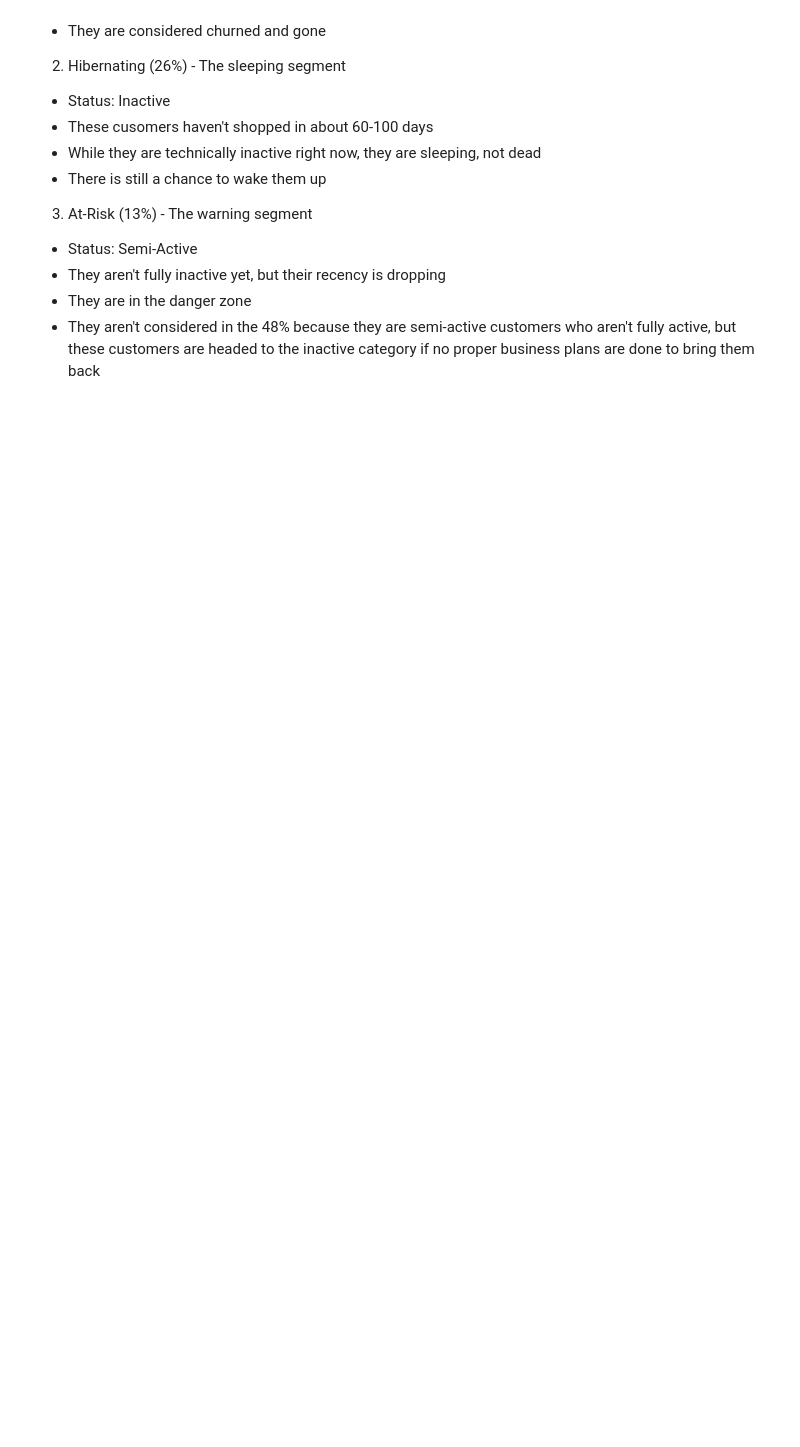
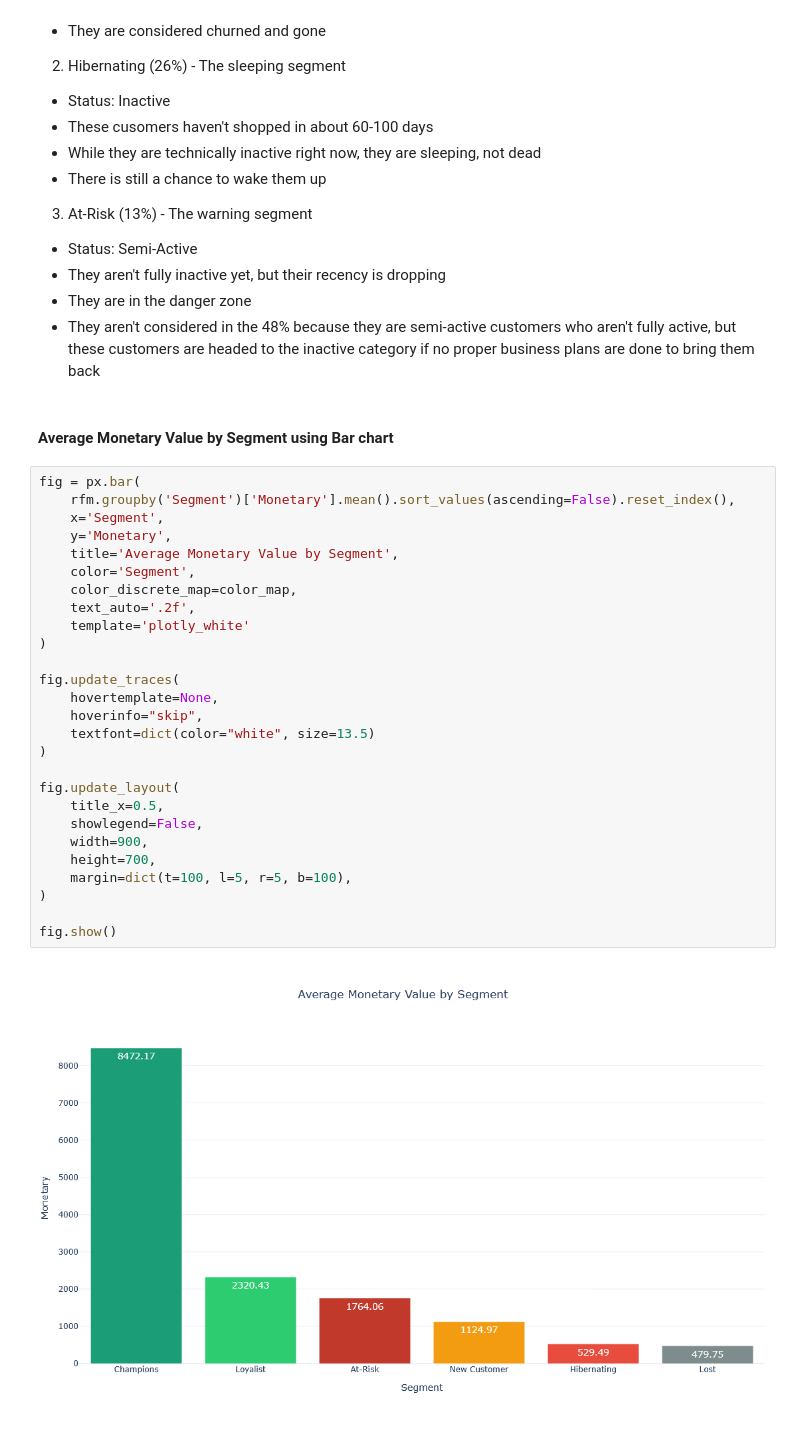
Before and after one commit to BSU04/ecommerce-customer-intelligence, a Jupyter notebook: E-commerce.ipynb, the cells around one changed output. Saved outputs shown, nothing was run; the diff lists cells and outputs as text; blank space fills up the shorter version.

Commit message:
feat: add bar chart for average monetary value by segment

```diff
--- a/E-commerce.ipynb
+++ b/E-commerce.ipynb
@@ -1567,3 +1567,34 @@ Growth (Orange)
 * They aren't fully inactive yet, but their recency is dropping
 * They are in the danger zone
 * They aren't considered in the 48% because they are semi-active customers who aren't fully active, but these customers are headed to the inactive category if no proper business plans are done to bring them back
+# %% [markdown]
+#### Average Monetary Value by Segment using Bar chart
+# %%
+fig = px.bar(
+    rfm.groupby('Segment')['Monetary'].mean().sort_values(ascending=False).reset_index(),
+    x='Segment',
+    y='Monetary',
+    title='Average Monetary Value by Segment',
+    color='Segment',
+    color_discrete_map=color_map,
+    text_auto='.2f',
+    template='plotly_white'
+)
+
+fig.update_traces(
+    hovertemplate=None,
+    hoverinfo="skip",
+    textfont=dict(color="white", size=13.5)
+)
+
+fig.update_layout(
+    title_x=0.5,
+    showlegend=False,
+    width=900,
+    height=700,
+    margin=dict(t=100, l=5, r=5, b=100),
+)
+
+fig.show()
+# %% [output]
+[figure, added]
```
